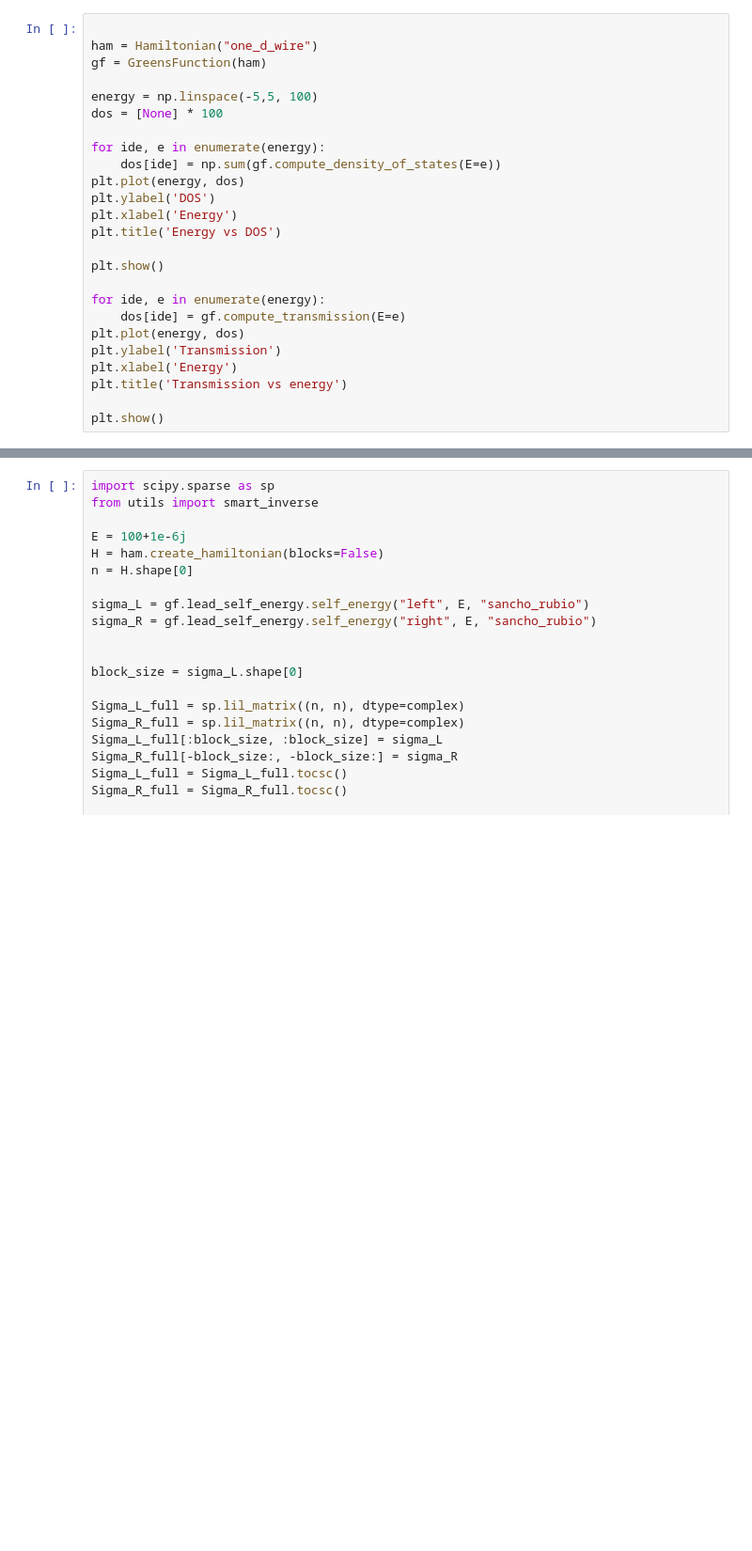
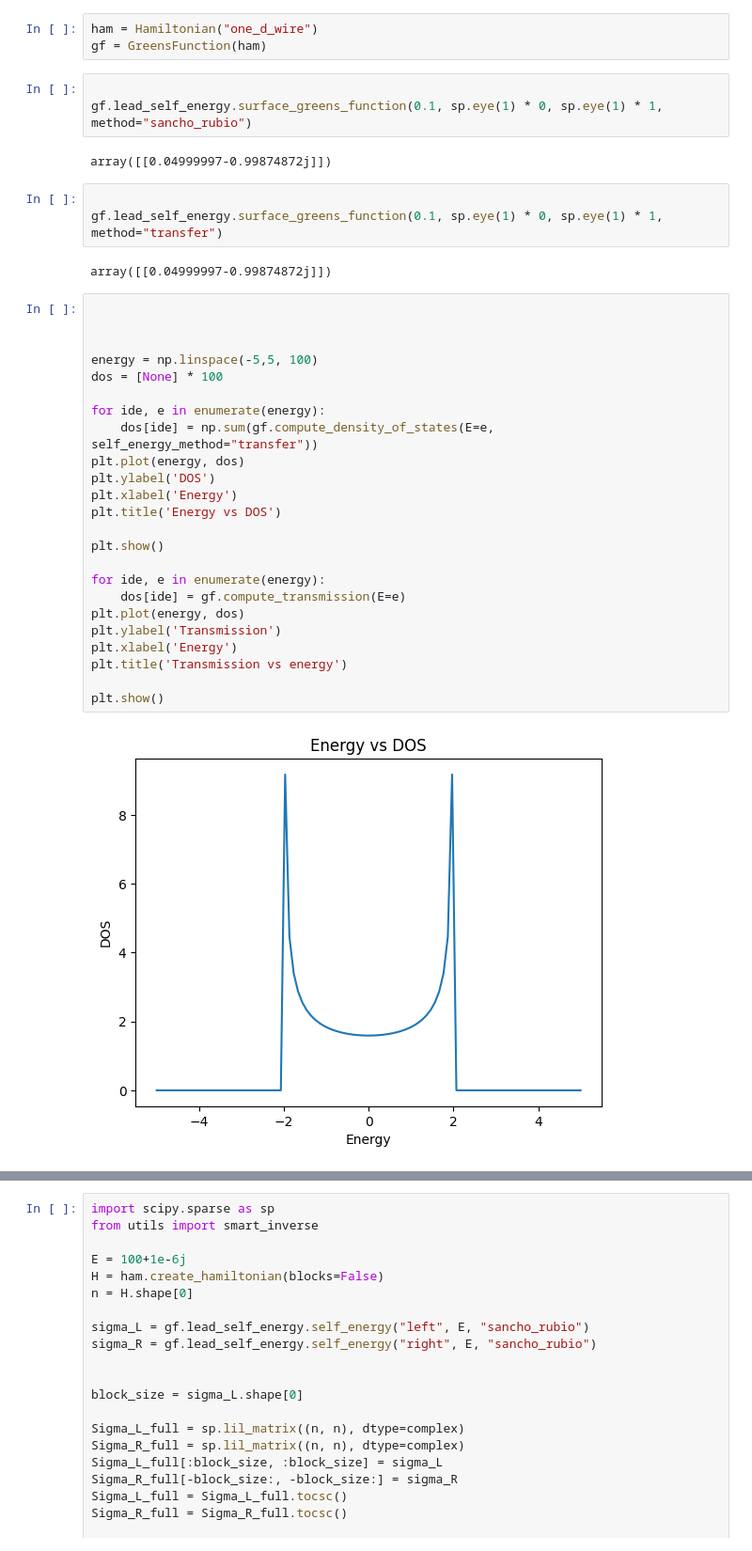
Before and after one commit to nandandiwan/transistorNEGF, a Jupyter notebook: src/test_systems/test.ipynb, the cells around one changed output, grey strips where cells are left out. Shown at 94% size. Cells and saved outputs as stored; diff of their text form; blank space fills up the shorter version.

```diff
--- a/src/test_systems/test.ipynb
+++ b/src/test_systems/test.ipynb
@@ -6,26 +7,40 @@ import numpy as np
 import matplotlib.pyplot as plt
+# %%
+ham = Hamiltonian("one_d_wire")
+gf = GreensFunction(ham)
+# %%
+
+gf.lead_self_energy.surface_greens_function(0.1, sp.eye(1) * 0, sp.eye(1) * 1,  method="sancho_rubio")
+# %% [output]
+array([[0.04999997-0.99874872j]])
+# %%
+
+gf.lead_self_energy.surface_greens_function(0.1, sp.eye(1) * 0, sp.eye(1) * 1,  method="transfer")
+# %% [output]
+array([[0.04999997-0.99874872j]])
 # %%
 
-ham = Hamiltonian("one_d_wire")
-gf = GreensFunction(ham)
+
 
 energy = np.linspace(-5,5, 100)
 dos = [None] * 100
 
 for ide, e in enumerate(energy):
-    dos[ide] = np.sum(gf.compute_density_of_states(E=e))
+    dos[ide] = np.sum(gf.compute_density_of_states(E=e, self_energy_method="transfer"))
 plt.plot(energy, dos)
 plt.ylabel('DOS')
 plt.xlabel('Energy')
 plt.title('Energy vs DOS')
 
 plt.show()
 
 for ide, e in enumerate(energy):
     dos[ide] = gf.compute_transmission(E=e)
 plt.plot(energy, dos)
 plt.ylabel('Transmission')
 plt.xlabel('Energy')
 plt.title('Transmission vs energy')
 
 plt.show()
+# %% [output]
+[figure, added]
```
Also changed, not shown: parts of 12 cells of this notebook, 6 other files.
